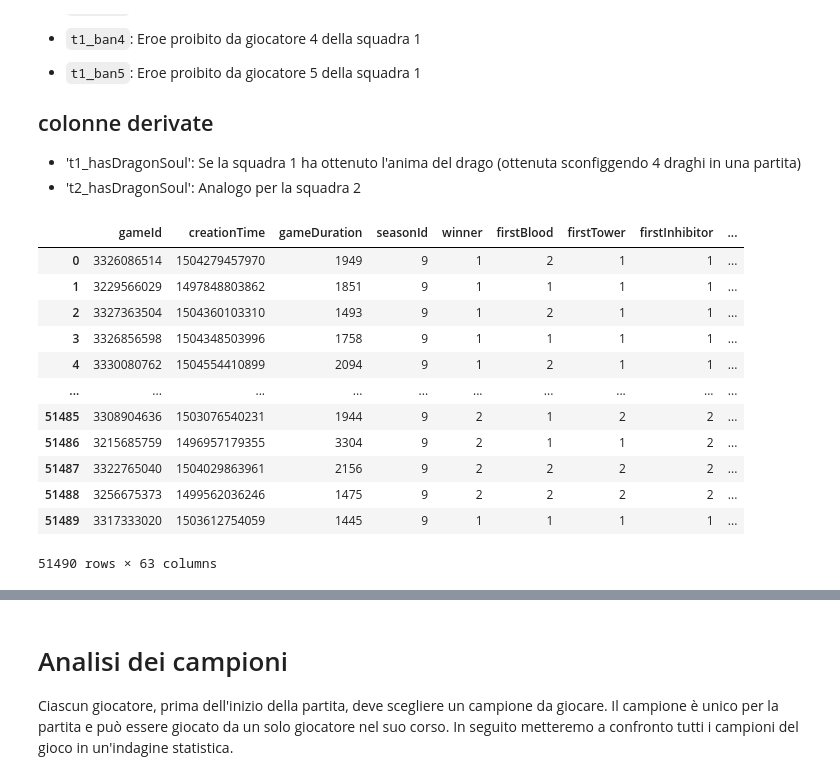
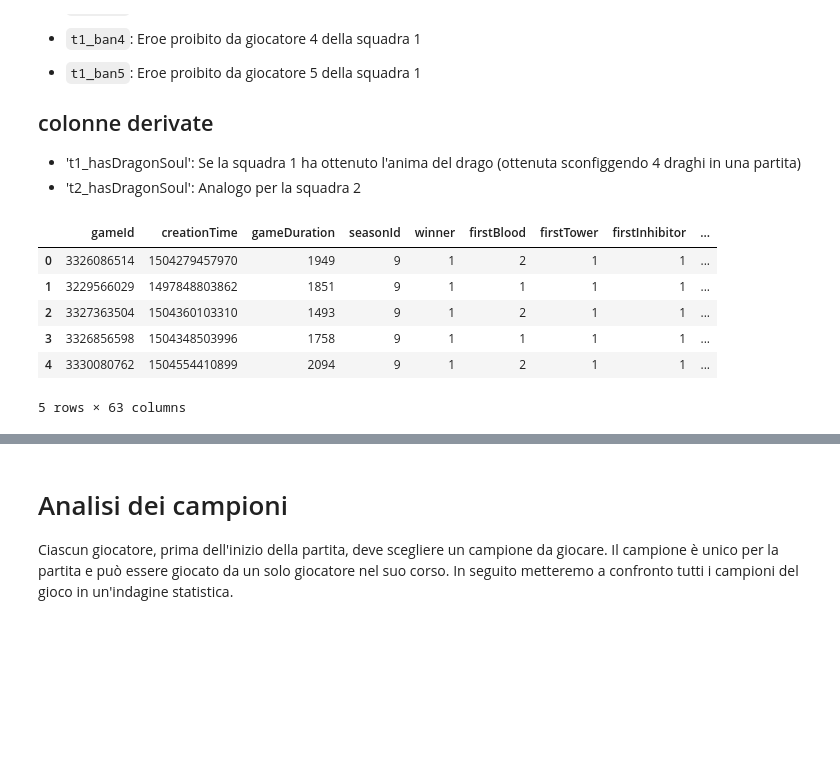
Before and after one commit to FedeDL777/DIP-Project, a Jupyter notebook: main.ipynb, the cells around one changed output, grey strips where cells are left out. Drawn from its saved outputs; the diff is of its cells as text; code cells hidden in the pictures; blank space fills up the shorter version.

```diff
--- a/main.ipynb
+++ b/main.ipynb
@@ -135,19 +130,13 @@ _gamesData_ è composto da:
 - 't1_hasDragonSoul': Se la squadra 1 ha ottenuto l'anima del drago (ottenuta sconfiggendo 4 draghi in una partita)
 - 't2_hasDragonSoul': Analogo per la squadra 2
 # %%
-games_data
+games_data.head(5)
 # %% [output]
 |  | gameId | creationTime | gameDuration | seasonId | winner | firstBlood | firstTower | firstInhibitor | ... |
 | 0 | 3326086514 | 1504279457970 | 1949 | 9 | 1 | 2 | 1 | 1 | ... |
 | 1 | 3229566029 | 1497848803862 | 1851 | 9 | 1 | 1 | 1 | 1 | ... |
 | 2 | 3327363504 | 1504360103310 | 1493 | 9 | 1 | 2 | 1 | 1 | ... |
 | 3 | 3326856598 | 1504348503996 | 1758 | 9 | 1 | 1 | 1 | 1 | ... |
 | 4 | 3330080762 | 1504554410899 | 2094 | 9 | 1 | 2 | 1 | 1 | ... |
-| ... | ... | ... | ... | ... | ... | ... | ... | ... | ... |
-| 51485 | 3308904636 | 1503076540231 | 1944 | 9 | 2 | 1 | 2 | 2 | ... |
-| 51486 | 3215685759 | 1496957179355 | 3304 | 9 | 2 | 1 | 1 | 2 | ... |
-| 51487 | 3322765040 | 1504029863961 | 2156 | 9 | 2 | 2 | 2 | 2 | ... |
-| 51488 | 3256675373 | 1499562036246 | 1475 | 9 | 2 | 2 | 2 | 2 | ... |
-| 51489 | 3317333020 | 1503612754059 | 1445 | 9 | 1 | 1 | 1 | 1 | ... |
-51490 rows × 63 columns
+5 rows × 63 columns
 # %%
```
Also changed, not shown: parts of 16 cells of this notebook.
